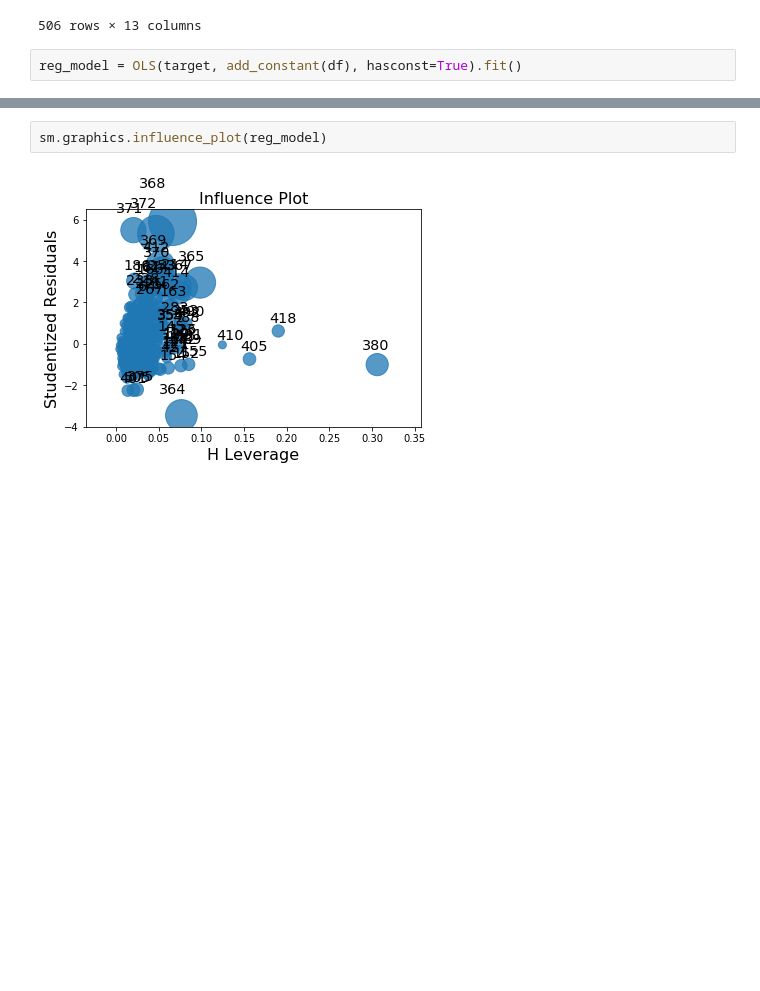
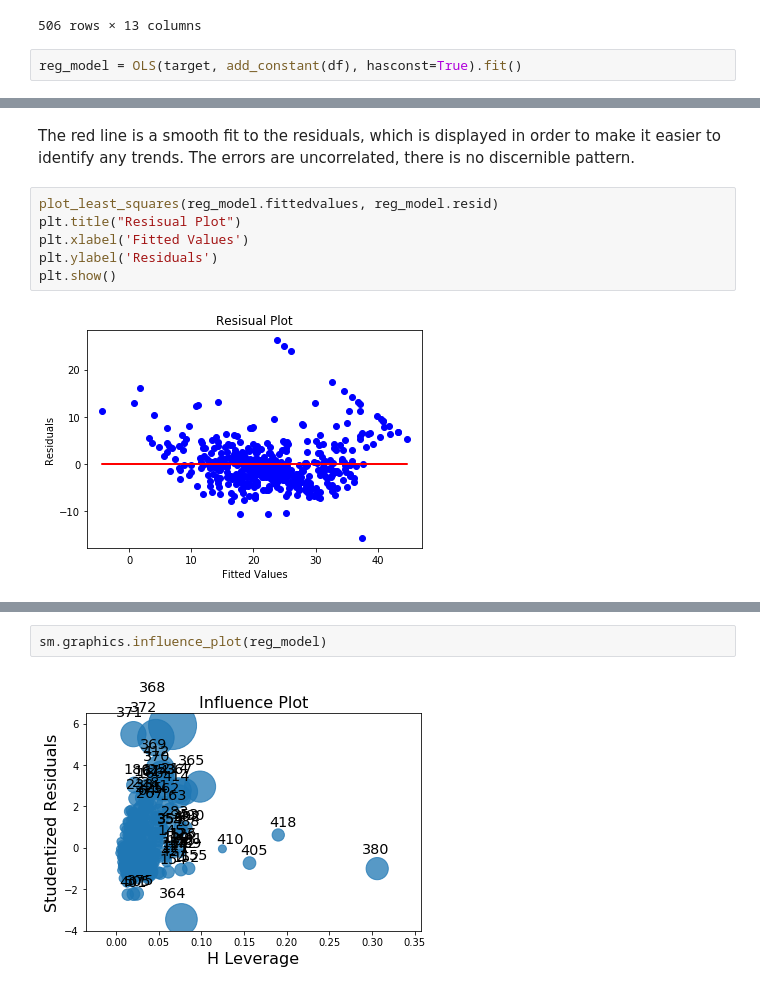
Before and after one commit to mconwa02/statistical_learning, a Jupyter notebook: linear_regression/Boston_Data_Linear_Regression.ipynb, the cells around one changed output, grey strips where cells are left out. Saved outputs shown, nothing was run; the diff lists cells and outputs as text; blank space fills up the shorter version.

```diff
--- a/linear_regression/Boston_Data_Linear_Regression.ipynb
+++ b/linear_regression/Boston_Data_Linear_Regression.ipynb
@@ -66,0 +89,11 @@ strong multicollinearity or other numerical problems.
+# %% [markdown]
+The red line is a smooth fit to the residuals, which is displayed
+in order to make it easier to identify any trends. The errors are uncorrelated, there is no discernible pattern.
+# %%
+plot_least_squares(reg_model.fittedvalues, reg_model.resid)
+plt.title("Resisual Plot")
+plt.xlabel('Fitted Values')
+plt.ylabel('Residuals')
+plt.show()
+# %% [output]
+[figure, added]
```
Also changed, not shown: parts of 10 cells of this notebook.
